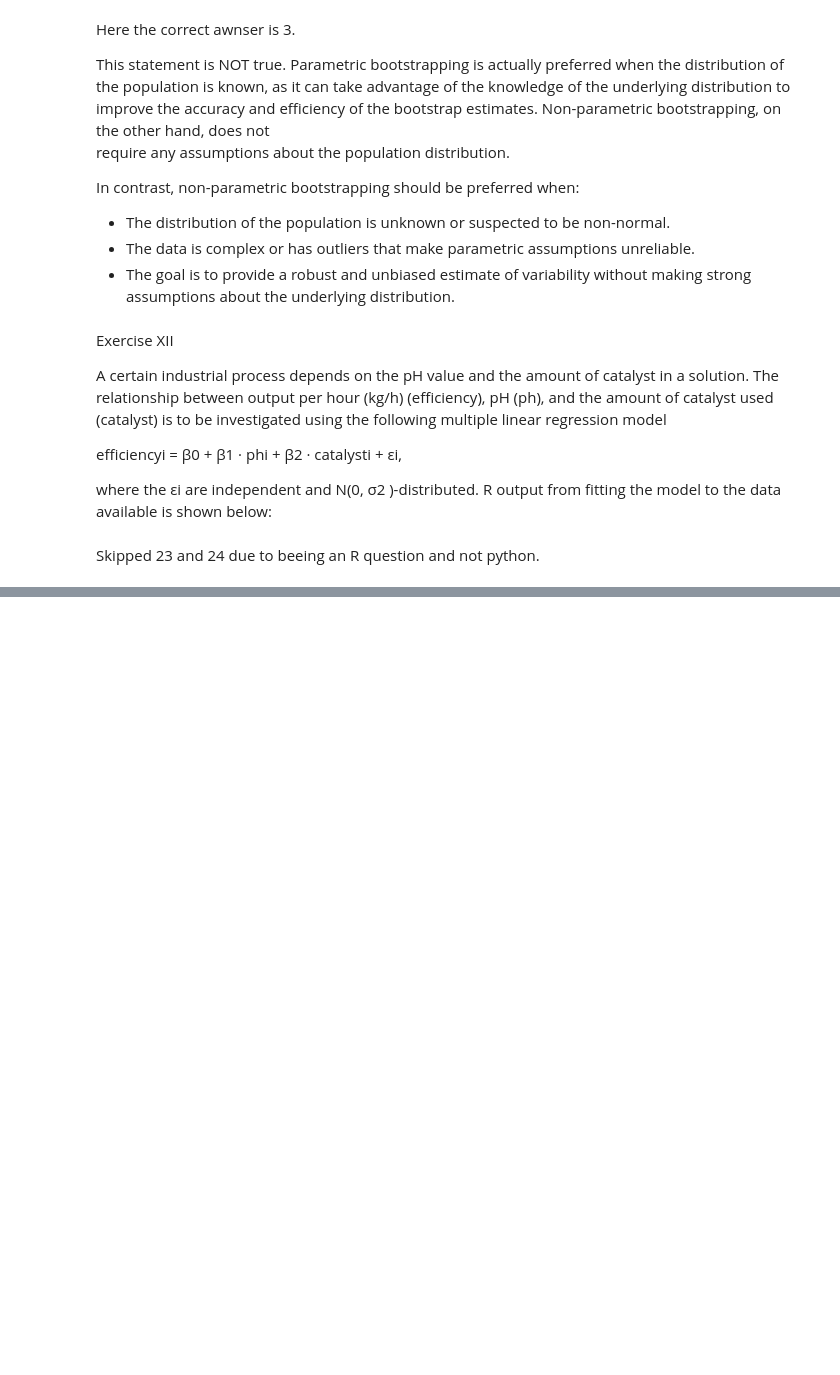
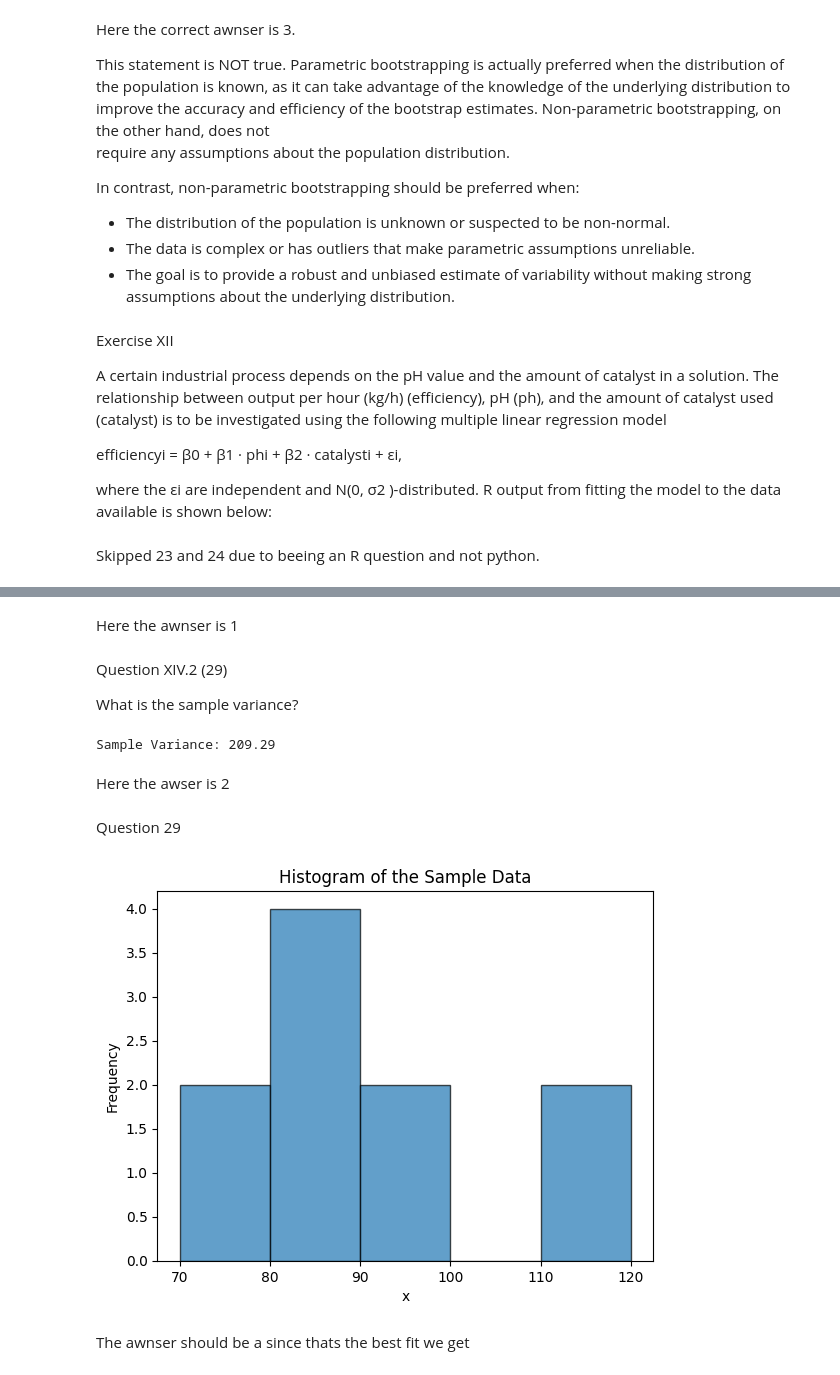
Before and after one commit to TheRealChair/Statestic-code, a Jupyter notebook: May2024.ipynb, the cells around one changed output, grey strips where cells are left out. Drawn from its saved outputs; the diff is of its cells as text; code cells hidden in the pictures; blank space fills up the shorter version.

```diff
--- a/May2024.ipynb
+++ b/May2024.ipynb
@@ -745,0 +900,29 @@ Skipped 23 and 24 due to beeing an R question and not python.
+# %% [markdown]
+Here the awnser is 1
+# %% [markdown]
+Question XIV.2 (29)
+
+What is the sample variance?
+# %%
+sample_variance = np.var(x, ddof=1)  # ddof=1 for sample variance
+print(f"Sample Variance: {sample_variance:.2f}")
+# %% [output]
+Sample Variance: 209.29
+# %% [markdown]
+Here the awser is 2
+# %% [markdown]
+Question 29
+# %%
+# Given sample data
+x = [77, 111, 71, 91, 116, 81, 83, 80, 86, 92]
+
+# Plot the histogram with bins corresponding to the given histograms
+plt.hist(x, bins=[70, 80, 90, 100, 110, 120], edgecolor='black', alpha=0.7)
+plt.xlabel('x')
+plt.ylabel('Frequency')
+plt.title('Histogram of the Sample Data')
+plt.show()
+# %% [output]
+[figure, added]
+# %% [markdown]
+The awnser should be a since thats the best fit we get
```
Also changed, not shown: parts of 13 cells of this notebook.
